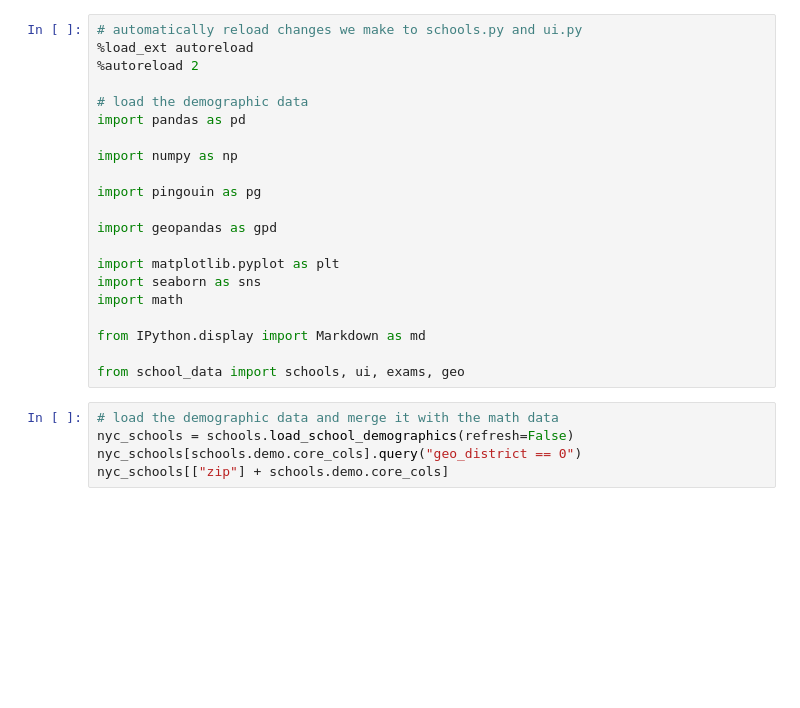
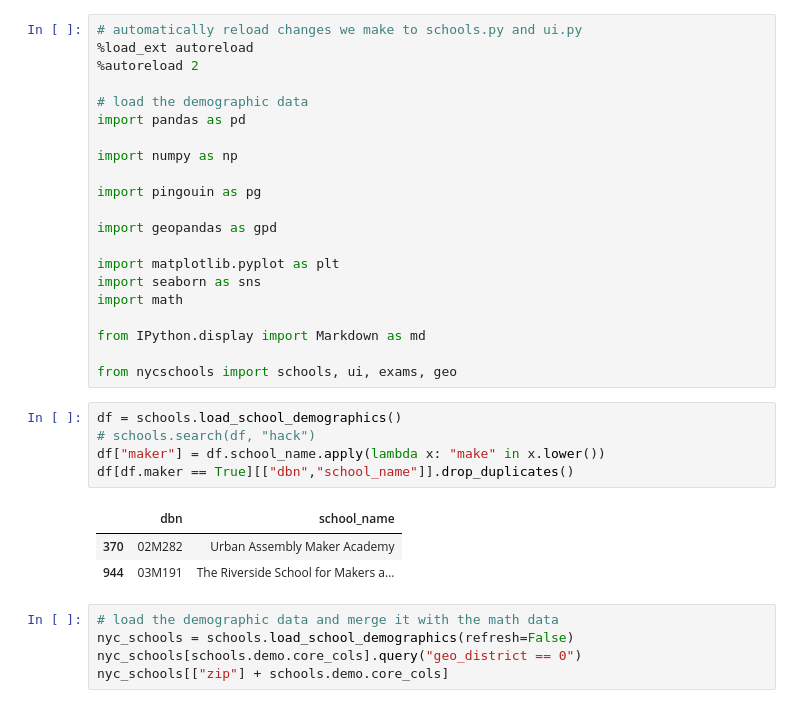
Before and after one commit to adelphi-ed-tech/nycschools, a Jupyter notebook: nb/mixi.ipynb, the cells around one changed output. Cells and saved outputs as stored; diff of their text form; blank space fills up the shorter version.

```diff
--- a/nb/mixi.ipynb
+++ b/nb/mixi.ipynb
@@ -1,24 +1,33 @@
+# %%
+# automatically reload changes we make to schools.py and ui.py
+%load_ext autoreload
+%autoreload 2
+
+# load the demographic data
+import pandas as pd
+
+import numpy as np
+
+import pingouin as pg
+
+import geopandas as gpd
+
+import matplotlib.pyplot as plt
+import seaborn as sns
+import math
+
+from IPython.display import Markdown as md
+
+from nycschools import schools, ui, exams, geo
 # %%
-# automatically reload changes we make to schools.py and ui.py
-%load_ext autoreload
-%autoreload 2
-
-# load the demographic data
-import pandas as pd
-
-import numpy as np
-
-import pingouin as pg
-
-import geopandas as gpd
-
-import matplotlib.pyplot as plt
-import seaborn as sns
-import math
-
-from IPython.display import Markdown as md
-
-from school_data import schools, ui, exams, geo
+df = schools.load_school_demographics()
+# schools.search(df, "hack")
+df["maker"] = df.school_name.apply(lambda x: "make" in x.lower())
+df[df.maker == True][["dbn","school_name"]].drop_duplicates()
+# %% [output]
+|  | dbn | school_name |
+| 370 | 02M282 | Urban Assembly Maker Academy |
+| 944 | 03M191 | The Riverside School for Makers a... |
 # %%
 # load the demographic data and merge it with the math data
 nyc_schools = schools.load_school_demographics(refresh=False)
```
Also changed, not shown: 45 other files.
